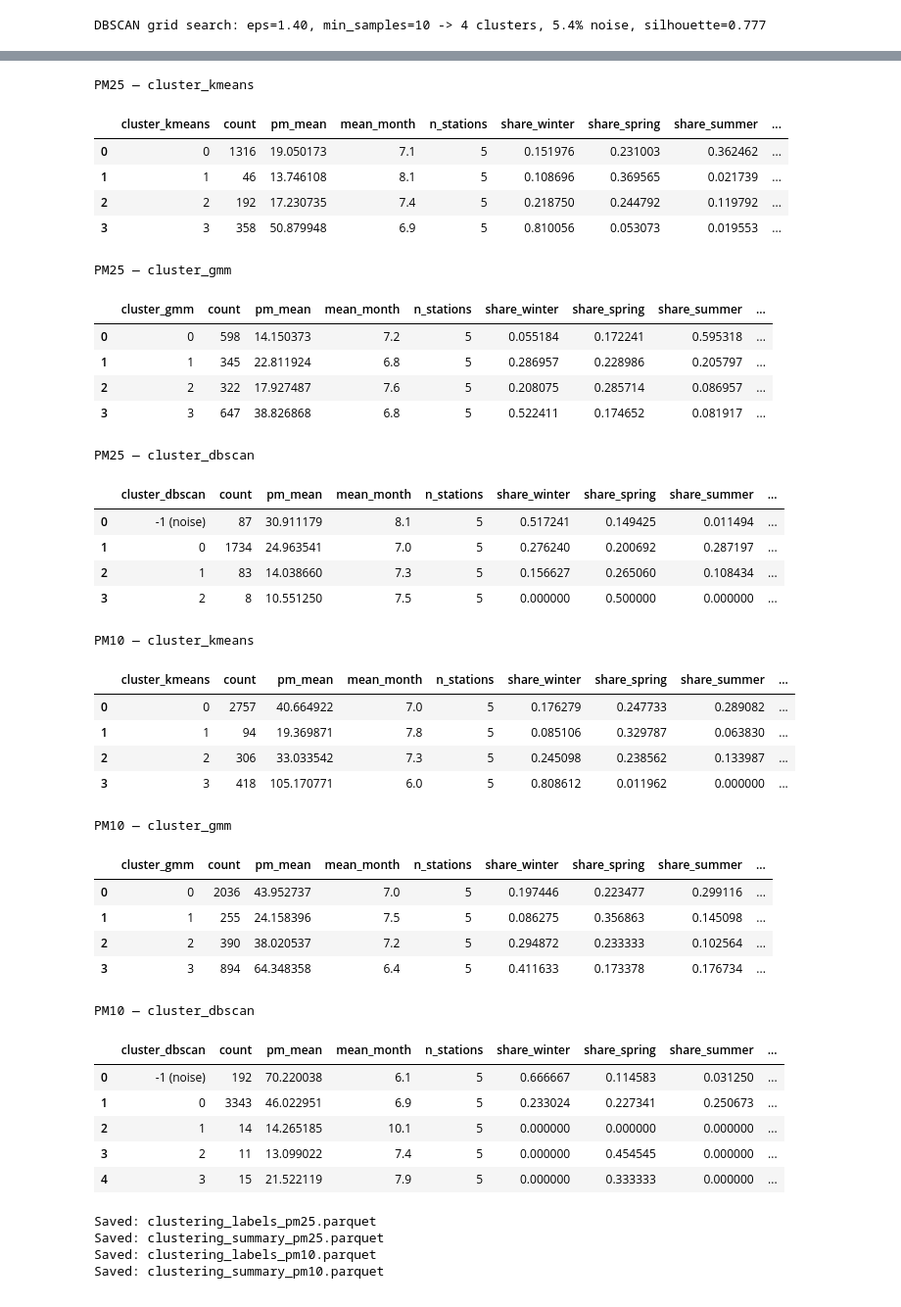
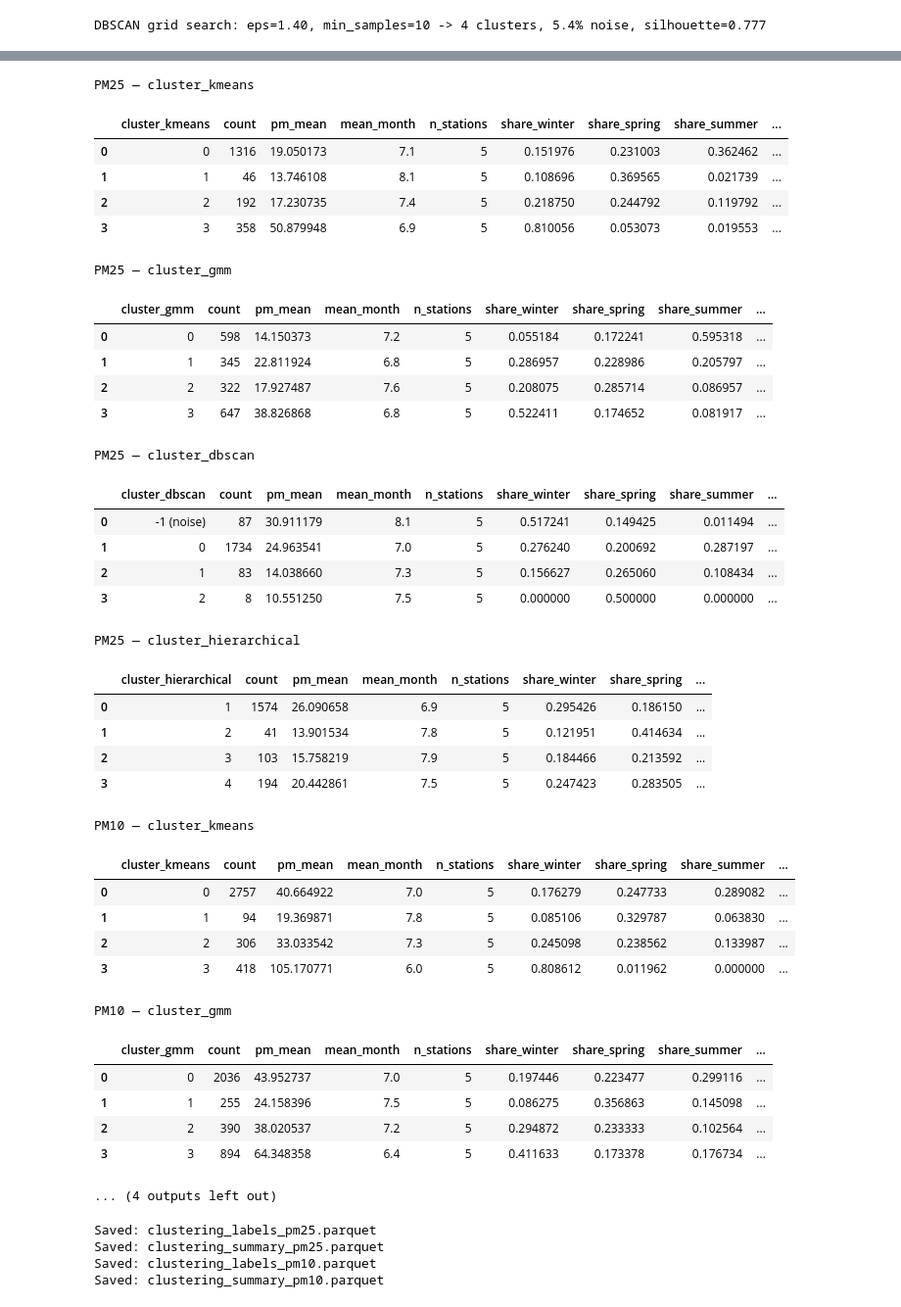
Before and after one commit to pepogogzy/air_pollution, a Jupyter notebook: notebooks/09_clustering.ipynb, the cells around one changed output, grey strips where cells are left out. Shown at 98% size. Drawn from its saved outputs; the diff is of its cells as text; code cells hidden in the pictures.

Commit message:
Added Models for Clustering

```diff
--- a/notebooks/09_clustering.ipynb
+++ b/notebooks/09_clustering.ipynb
@@ -215,3 +217,16 @@ DBSCAN grid search: eps=1.30, min_samples=8 -> 3 clusters, 4.6% noise, silhouett
 PM10
 [figure]
 DBSCAN grid search: eps=1.40, min_samples=10 -> 4 clusters, 5.4% noise, silhouette=0.777
+# %%
+for pollutant in POLLUTANTS:
+    entry = runs[pollutant]
+    entry["hc_linkage"] = linkage(entry["X_pca"], method="ward")
+
+    plt.figure(figsize=(12, 5))
+    dendrogram(entry["hc_linkage"], truncate_mode="lastp", p=30, show_contracted=True,
+               leaf_rotation=90.0, leaf_font_size=8.0)
+    plt.title(f"Ward dendrogram (truncated) - {pollutant.upper()}")
+    plt.xlabel("Cluster size (collapsed leaves)")
+    plt.ylabel("Ward distance")
+    plt.tight_layout()
+    plt.show()
@@ -227,18 +245,22 @@ for pollutant in POLLUTANTS:
     kmeans_labels = kmeans.fit_predict(entry["X_pca"])
     gmm_labels = gmm.fit_predict(entry["X_pca"])
     dbscan_labels = dbscan.fit_predict(entry["X_pca"])
+    hierarchical_labels = fcluster(entry["hc_linkage"], t=best_k, criterion="maxclust")
 
     entry["cluster_df"]["cluster_kmeans"] = kmeans_labels
     entry["cluster_df"]["cluster_gmm"] = gmm_labels
     entry["cluster_df"]["cluster_dbscan"] = dbscan_labels
+    entry["cluster_df"]["cluster_hierarchical"] = hierarchical_labels
 
     sil_kmeans = silhouette_score(entry["X_pca"], kmeans_labels)
     sil_gmm = silhouette_score(entry["X_pca"], gmm_labels)
     sil_dbscan = silhouette_score(entry["X_pca"][dbscan_labels != -1], dbscan_labels[dbscan_labels != -1])
+    sil_hier = silhouette_score(entry["X_pca"], hierarchical_labels)
 
     print(f"\n{pollutant.upper()} (k={best_k})")
-    print(f"Silhouette K-Means: {sil_kmeans:.3f}")
-    print(f"Silhouette GMM    : {sil_gmm:.3f}")
-    print(f"Silhouette DBSCAN : {sil_dbscan:.3f}")
+    print(f"Silhouette K-Means     : {sil_kmeans:.3f}")
+    print(f"Silhouette GMM         : {sil_gmm:.3f}")
+    print(f"Silhouette DBSCAN      : {sil_dbscan:.3f}")
+    print(f"Silhouette Hierarchical: {sil_hier:.3f}")
 # %% [output]
 PM25 (k=4)
@@ -283,52 +307,52 @@ def describe_clusters(frame, label_col, pollutant):
 # %%
 summaries = {}
 
 for pollutant in POLLUTANTS:
     summaries[pollutant] = {}
 
-    for label_col in ["cluster_kmeans", "cluster_gmm", "cluster_dbscan"]:
+    for label_col in ["cluster_kmeans", "cluster_gmm", "cluster_dbscan", "cluster_hierarchical"]:
         print(f"\n{pollutant.upper()} — {label_col}")
         summary = describe_clusters(runs[pollutant]["cluster_df"], label_col, pollutant)
         summaries[pollutant][label_col] = summary
         display(summary)
 # %% [output]
 PM25 — cluster_kmeans
 |  | cluster_kmeans | count | pm_mean | mean_month | n_stations | share_winter | share_spring | share_summer | ... |
 | 0 | 0 | 1316 | 19.050173 | 7.1 | 5 | 0.151976 | 0.231003 | 0.362462 | ... |
 | 1 | 1 | 46 | 13.746108 | 8.1 | 5 | 0.108696 | 0.369565 | 0.021739 | ... |
 | 2 | 2 | 192 | 17.230735 | 7.4 | 5 | 0.218750 | 0.244792 | 0.119792 | ... |
 | 3 | 3 | 358 | 50.879948 | 6.9 | 5 | 0.810056 | 0.053073 | 0.019553 | ... |
 PM25 — cluster_gmm
 |  | cluster_gmm | count | pm_mean | mean_month | n_stations | share_winter | share_spring | share_summer | ... |
 | 0 | 0 | 598 | 14.150373 | 7.2 | 5 | 0.055184 | 0.172241 | 0.595318 | ... |
 | 1 | 1 | 345 | 22.811924 | 6.8 | 5 | 0.286957 | 0.228986 | 0.205797 | ... |
 | 2 | 2 | 322 | 17.927487 | 7.6 | 5 | 0.208075 | 0.285714 | 0.086957 | ... |
 | 3 | 3 | 647 | 38.826868 | 6.8 | 5 | 0.522411 | 0.174652 | 0.081917 | ... |
 PM25 — cluster_dbscan
 |  | cluster_dbscan | count | pm_mean | mean_month | n_stations | share_winter | share_spring | share_summer | ... |
 | 0 | -1 (noise) | 87 | 30.911179 | 8.1 | 5 | 0.517241 | 0.149425 | 0.011494 | ... |
 | 1 | 0 | 1734 | 24.963541 | 7.0 | 5 | 0.276240 | 0.200692 | 0.287197 | ... |
 | 2 | 1 | 83 | 14.038660 | 7.3 | 5 | 0.156627 | 0.265060 | 0.108434 | ... |
 | 3 | 2 | 8 | 10.551250 | 7.5 | 5 | 0.000000 | 0.500000 | 0.000000 | ... |
-PM10 — cluster_kmeans
+PM25 — cluster_hierarchical
-|  | cluster_kmeans | count | pm_mean | mean_month | n_stations | share_winter | share_spring | share_summer | ... |
-| 0 | 0 | 2757 | 40.664922 | 7.0 | 5 | 0.176279 | 0.247733 | 0.289082 | ... |
-| 1 | 1 | 94 | 19.369871 | 7.8 | 5 | 0.085106 | 0.329787 | 0.063830 | ... |
-| 2 | 2 | 306 | 33.033542 | 7.3 | 5 | 0.245098 | 0.238562 | 0.133987 | ... |
-| 3 | 3 | 418 | 105.170771 | 6.0 | 5 | 0.808612 | 0.011962 | 0.000000 | ... |
+|  | cluster_hierarchical | count | pm_mean | mean_month | n_stations | share_winter | share_spring | ... |
+| 0 | 1 | 1574 | 26.090658 | 6.9 | 5 | 0.295426 | 0.186150 | ... |
+| 1 | 2 | 41 | 13.901534 | 7.8 | 5 | 0.121951 | 0.414634 | ... |
+| 2 | 3 | 103 | 15.758219 | 7.9 | 5 | 0.184466 | 0.213592 | ... |
+| 3 | 4 | 194 | 20.442861 | 7.5 | 5 | 0.247423 | 0.283505 | ... |
-PM10 — cluster_gmm
+PM10 — cluster_kmeans
-|  | cluster_gmm | count | pm_mean | mean_month | n_stations | share_winter | share_spring | share_summer | ... |
-| 0 | 0 | 2036 | 43.952737 | 7.0 | 5 | 0.197446 | 0.223477 | 0.299116 | ... |
-| 1 | 1 | 255 | 24.158396 | 7.5 | 5 | 0.086275 | 0.356863 | 0.145098 | ... |
-| 2 | 2 | 390 | 38.020537 | 7.2 | 5 | 0.294872 | 0.233333 | 0.102564 | ... |
-| 3 | 3 | 894 | 64.348358 | 6.4 | 5 | 0.411633 | 0.173378 | 0.176734 | ... |
+|  | cluster_kmeans | count | pm_mean | mean_month | n_stations | share_winter | share_spring | share_summer | ... |
+| 0 | 0 | 2757 | 40.664922 | 7.0 | 5 | 0.176279 | 0.247733 | 0.289082 | ... |
+| 1 | 1 | 94 | 19.369871 | 7.8 | 5 | 0.085106 | 0.329787 | 0.063830 | ... |
+| 2 | 2 | 306 | 33.033542 | 7.3 | 5 | 0.245098 | 0.238562 | 0.133987 | ... |
+| 3 | 3 | 418 | 105.170771 | 6.0 | 5 | 0.808612 | 0.011962 | 0.000000 | ... |
-PM10 — cluster_dbscan
+PM10 — cluster_gmm
-|  | cluster_dbscan | count | pm_mean | mean_month | n_stations | share_winter | share_spring | share_summer | ... |
-| 0 | -1 (noise) | 192 | 70.220038 | 6.1 | 5 | 0.666667 | 0.114583 | 0.031250 | ... |
-| 1 | 0 | 3343 | 46.022951 | 6.9 | 5 | 0.233024 | 0.227341 | 0.250673 | ... |
-| 2 | 1 | 14 | 14.265185 | 10.1 | 5 | 0.000000 | 0.000000 | 0.000000 | ... |
-| 3 | 2 | 11 | 13.099022 | 7.4 | 5 | 0.000000 | 0.454545 | 0.000000 | ... |
-| 4 | 3 | 15 | 21.522119 | 7.9 | 5 | 0.000000 | 0.333333 | 0.000000 | ... |
+|  | cluster_gmm | count | pm_mean | mean_month | n_stations | share_winter | share_spring | share_summer | ... |
+| 0 | 0 | 2036 | 43.952737 | 7.0 | 5 | 0.197446 | 0.223477 | 0.299116 | ... |
+| 1 | 1 | 255 | 24.158396 | 7.5 | 5 | 0.086275 | 0.356863 | 0.145098 | ... |
+| 2 | 2 | 390 | 38.020537 | 7.2 | 5 | 0.294872 | 0.233333 | 0.102564 | ... |
+| 3 | 3 | 894 | 64.348358 | 6.4 | 5 | 0.411633 | 0.173378 | 0.176734 | ... |
+... (4 outputs left out)
 # %%
 for pollutant in POLLUTANTS:
     cluster_df = runs[pollutant]["cluster_df"]
```
Also changed, not shown: parts of 4 cells of this notebook, 4 other files.
